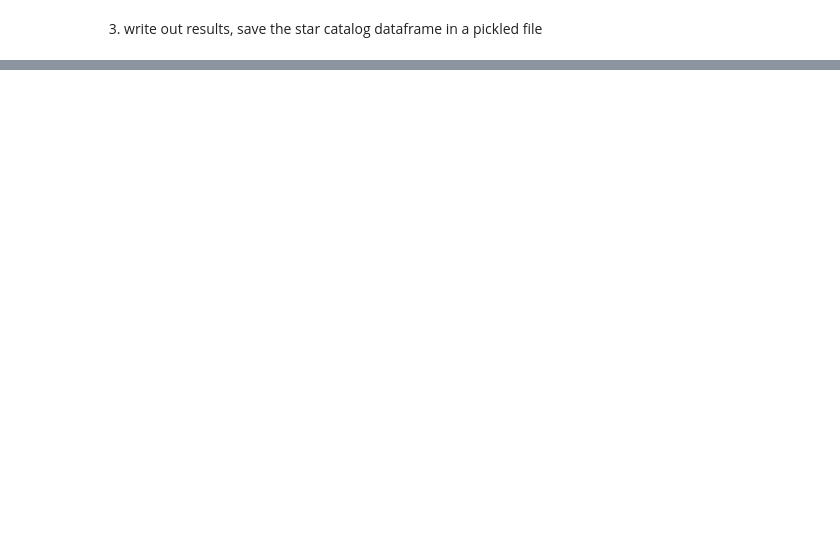
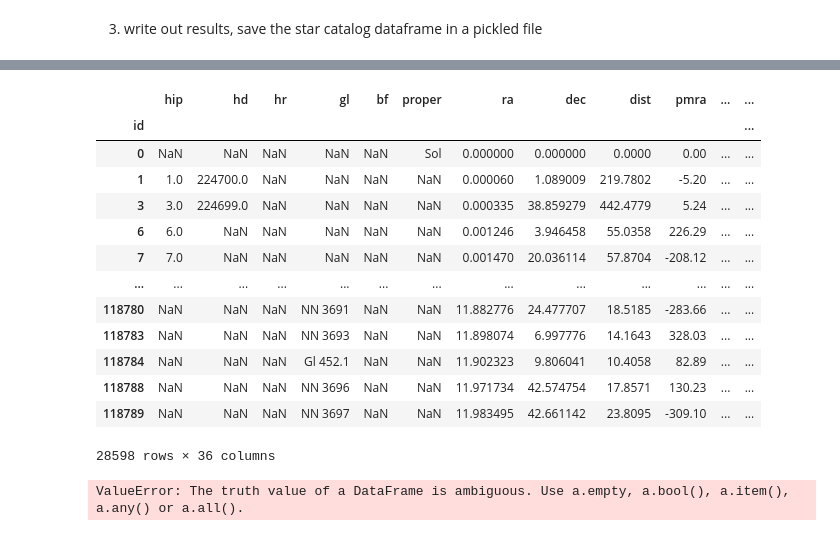
Before and after one commit to jderry/intro_to_programming, a Jupyter notebook: notebook/astroTable_pandas.ipynb, the cells around one changed output, grey strips where cells are left out. Saved outputs shown, nothing was run; the diff lists cells and outputs as text; code cells hidden in the pictures; blank space fills up the shorter version.

Commit message:
added astroTable content

```diff
--- a/notebook/astroTable_pandas.ipynb
+++ b/notebook/astroTable_pandas.ipynb
@@ -39,0 +95,28 @@ rectCoor.to_csv('/home/user/datafile/rectCoor.csv')
+# %%
+''' specifying a sample of records to extract using inequalities and logical operator &.
+    the output is records of stars in a quadrant of the celestial sphere.
+    df.loc[] allows you to select rows or columns by label or boolean array
+'''
+astroTable.loc[\
+               (astroTable['ra'] >= 0) & (astroTable['ra'] <= 12) \
+             & (astroTable['dec'] >= 0) & (astroTable['dec'] <= 90)\
+              ] # statement split into multi-lines to enhance readability
+# %% [output]
+|  | hip | hd | hr | gl | bf | proper | ra | dec | dist | pmra | ... | ... |
+| id |  |  |  |  |  |  |  |  |  |  |  | ... |
+| 0 | NaN | NaN | NaN | NaN | NaN | Sol | 0.000000 | 0.000000 | 0.0000 | 0.00 | ... | ... |
+| 1 | 1.0 | 224700.0 | NaN | NaN | NaN | NaN | 0.000060 | 1.089009 | 219.7802 | -5.20 | ... | ... |
+| 3 | 3.0 | 224699.0 | NaN | NaN | NaN | NaN | 0.000335 | 38.859279 | 442.4779 | 5.24 | ... | ... |
+| 6 | 6.0 | NaN | NaN | NaN | NaN | NaN | 0.001246 | 3.946458 | 55.0358 | 226.29 | ... | ... |
+| 7 | 7.0 | NaN | NaN | NaN | NaN | NaN | 0.001470 | 20.036114 | 57.8704 | -208.12 | ... | ... |
+| ... | ... | ... | ... | ... | ... | ... | ... | ... | ... | ... | ... | ... |
+| 118780 | NaN | NaN | NaN | NN 3691 | NaN | NaN | 11.882776 | 24.477707 | 18.5185 | -283.66 | ... | ... |
+| 118783 | NaN | NaN | NaN | NN 3693 | NaN | NaN | 11.898074 | 6.997776 | 14.1643 | 328.03 | ... | ... |
+| 118784 | NaN | NaN | NaN | Gl 452.1 | NaN | NaN | 11.902323 | 9.806041 | 10.4058 | 82.89 | ... | ... |
+| 118788 | NaN | NaN | NaN | NN 3696 | NaN | NaN | 11.971734 | 42.574754 | 17.8571 | 130.23 | ... | ... |
+| 118789 | NaN | NaN | NaN | NN 3697 | NaN | NaN | 11.983495 | 42.661142 | 23.8095 | -309.10 | ... | ... |
+28598 rows × 36 columns
+# %%
+astroTable.loc?
+# %% [output]
+ValueError: The truth value of a DataFrame is ambiguous. Use a.empty, a.bool(), a.item(), a.any() or a.all().
```
Also changed, not shown: parts of 4 cells of this notebook.
